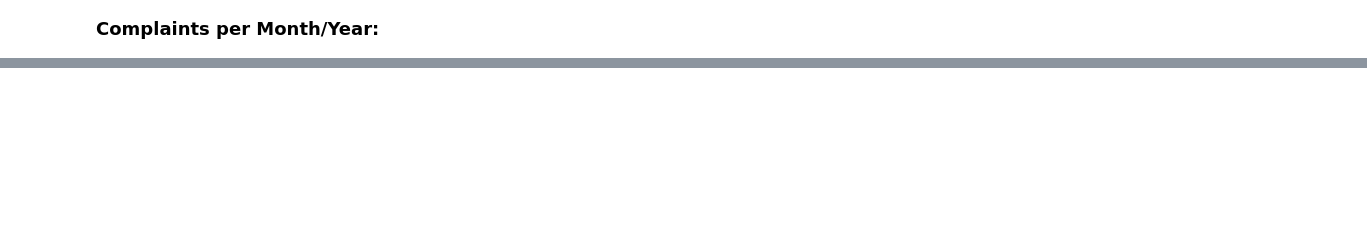
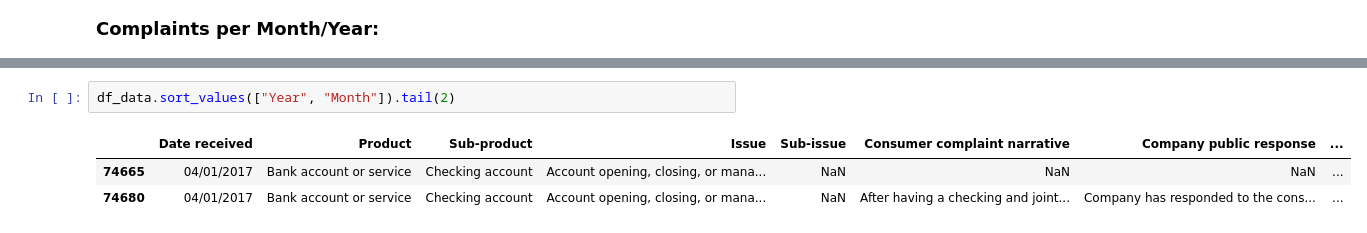
Before and after one commit to aminedassouli/Bank_account, a Jupyter notebook: Bank_Account_or_Service_Complaints.ipynb, the cells around one changed output, grey strips where cells are left out. Drawn from its saved outputs; the diff is of its cells as text; blank space fills up the shorter version.

```diff
--- a/Bank_Account_or_Service_Complaints.ipynb
+++ b/Bank_Account_or_Service_Complaints.ipynb
@@ -234,0 +240,6 @@ _plot_bar(df_data["Year"], sort_by_index=True)
+# %%
+df_data.sort_values(["Year", "Month"]).tail(2)
+# %% [output]
+|  | Date received | Product | Sub-product | Issue | Sub-issue | Consumer complaint narrative | Company public response | ... |
+| 74665 | 04/01/2017 | Bank account or service | Checking account | Account opening, closing, or mana... | NaN | NaN | NaN | ... |
+| 74680 | 04/01/2017 | Bank account or service | Checking account | Account opening, closing, or mana... | NaN | After having a checking and joint... | Company has responded to the cons... | ... |
```
Also changed, not shown: parts of 15 cells of this notebook.
